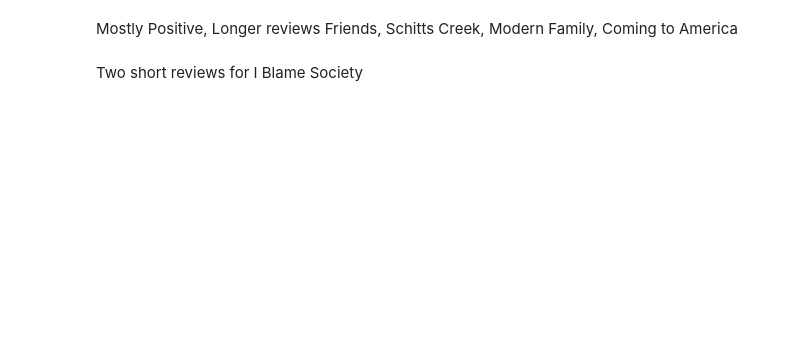
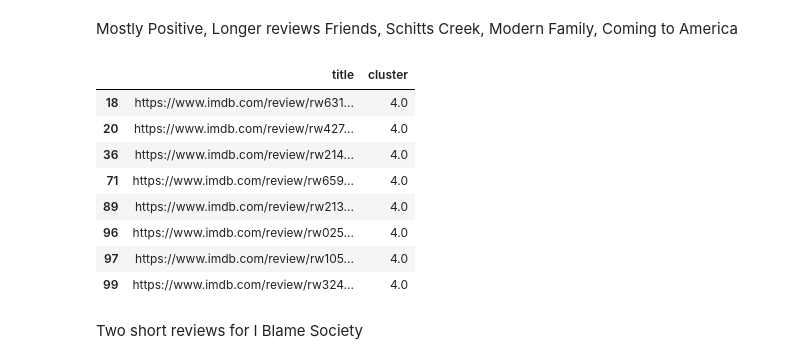
Before and after one commit to julia-codes/NaturalLanguageProcessing, a Jupyter notebook: NLP/Julia_Layne_Homework_7.ipynb, the cells around one changed output. Saved outputs shown, nothing was run; the diff lists cells and outputs as text; code cells hidden in the pictures; blank space fills up the shorter version.

```diff
--- a/NLP/Julia_Layne_Homework_7.ipynb
+++ b/NLP/Julia_Layne_Homework_7.ipynb
@@ -193,8 +249,18 @@ Friends, Schitts Creek, Modern Family, Coming to America
 # %%
 filter4 = review_cl6['cluster']==4
 review4 = review_cl6.copy()
 review4.where(filter4, inplace = True)
-#review4.dropna()
+review4.dropna()
+# %% [output]
+|  | title | cluster |
+| 18 | https://www.imdb.com/review/rw631... | 4.0 |
+| 20 | https://www.imdb.com/review/rw427... | 4.0 |
+| 36 | https://www.imdb.com/review/rw214... | 4.0 |
+| 71 | https://www.imdb.com/review/rw659... | 4.0 |
+| 89 | https://www.imdb.com/review/rw213... | 4.0 |
+| 96 | https://www.imdb.com/review/rw025... | 4.0 |
+| 97 | https://www.imdb.com/review/rw105... | 4.0 |
+| 99 | https://www.imdb.com/review/rw324... | 4.0 |
 # %% [markdown]
 Two short reviews for I Blame Society
 # %%
```
Also changed, not shown: parts of 9 cells of this notebook, 50 other files.
